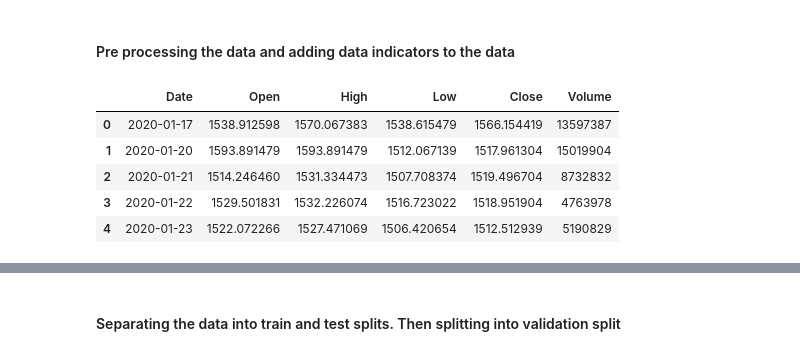
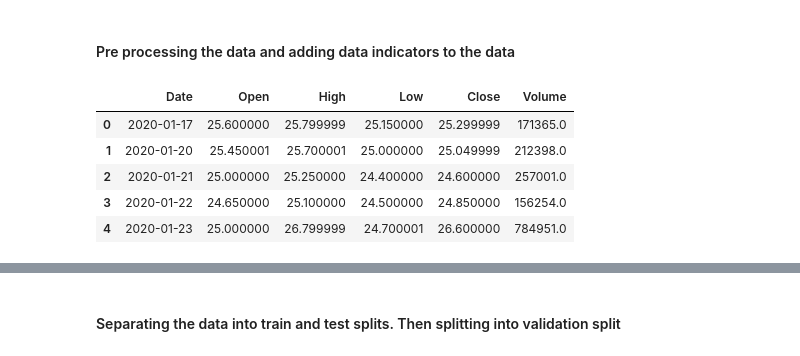
Before and after one commit to viraj-s15/stock-trend-analysis, a Jupyter notebook: notebooks/nueral_net.ipynb, the cells around one changed output, grey strips where cells are left out. Drawn from its saved outputs; the diff is of its cells as text; code cells hidden in the pictures.

```diff
--- a/notebooks/nueral_net.ipynb
+++ b/notebooks/nueral_net.ipynb
@@ -35,29 +35,29 @@ set_seeds()
 # %% [markdown]
 #### Pre processing the data and adding data indicators to the data
 # %%
-df = pd.read_csv("../data/reliance/reliance.csv")
+df = pd.read_csv("../data/rvnl/rvnl.csv")
 # Need to reverse the db
 # df = df.loc[::-1]
 df['Date'] = pd.to_datetime(df['Date'],dayfirst=True,format="mixed")
 df = df[(df['Date'].dt.year >= 2020)].copy()
 df.index = range(len(df))
 temp = df
 # df['Close'] = (df['High'] + df['Low'] )/ 2
 df.rename(columns={"Open Price":"Open","High Price":"High","Low Price":"Low","Close Price":"Close","Total Traded Quantity":"Volume","No.of Shares":"Volume","Price":"Close"},inplace=True)
 # cols = ["Symbol","Ser verbose=Falseies","Prev Close","Last Price","Average Price","Turnover","No. of Trades", "Deliverable Qty",'% Dly Qt to Traded Qty']
 # cols = ["WAP","No. of Trades"	,"Total Turnover (Rs.)"	,"Deliverable Quantity"	,"% Deli. Qty to Traded Qty"	,"Spread High-Low"	,"Spread Close-Open"]
 cols = "Adj Close"
 # # cols = "Change(%)"
 df.drop(columns=cols,inplace=True)
 df.dropna(inplace=True)
 df.head()
 # %% [output]
 |  | Date | Open | High | Low | Close | Volume |
-| 0 | 2020-01-17 | 1538.912598 | 1570.067383 | 1538.615479 | 1566.154419 | 13597387 |
-| 1 | 2020-01-20 | 1593.891479 | 1593.891479 | 1512.067139 | 1517.961304 | 15019904 |
-| 2 | 2020-01-21 | 1514.246460 | 1531.334473 | 1507.708374 | 1519.496704 | 8732832 |
-| 3 | 2020-01-22 | 1529.501831 | 1532.226074 | 1516.723022 | 1518.951904 | 4763978 |
-| 4 | 2020-01-23 | 1522.072266 | 1527.471069 | 1506.420654 | 1512.512939 | 5190829 |
+| 0 | 2020-01-17 | 25.600000 | 25.799999 | 25.150000 | 25.299999 | 171365.0 |
+| 1 | 2020-01-20 | 25.450001 | 25.700001 | 25.000000 | 25.049999 | 212398.0 |
+| 2 | 2020-01-21 | 25.000000 | 25.250000 | 24.400000 | 24.600000 | 257001.0 |
+| 3 | 2020-01-22 | 24.650000 | 25.100000 | 24.500000 | 24.850000 | 156254.0 |
+| 4 | 2020-01-23 | 25.000000 | 26.799999 | 24.700001 | 26.600000 | 784951.0 |
 # %%
 df['EMA_9'] = df['Close'].ewm(9).mean().shift()
 df['SMA_5'] = df['Close'].rolling(5).mean().shift()
```
Also changed, not shown: parts of 6 cells of this notebook.
